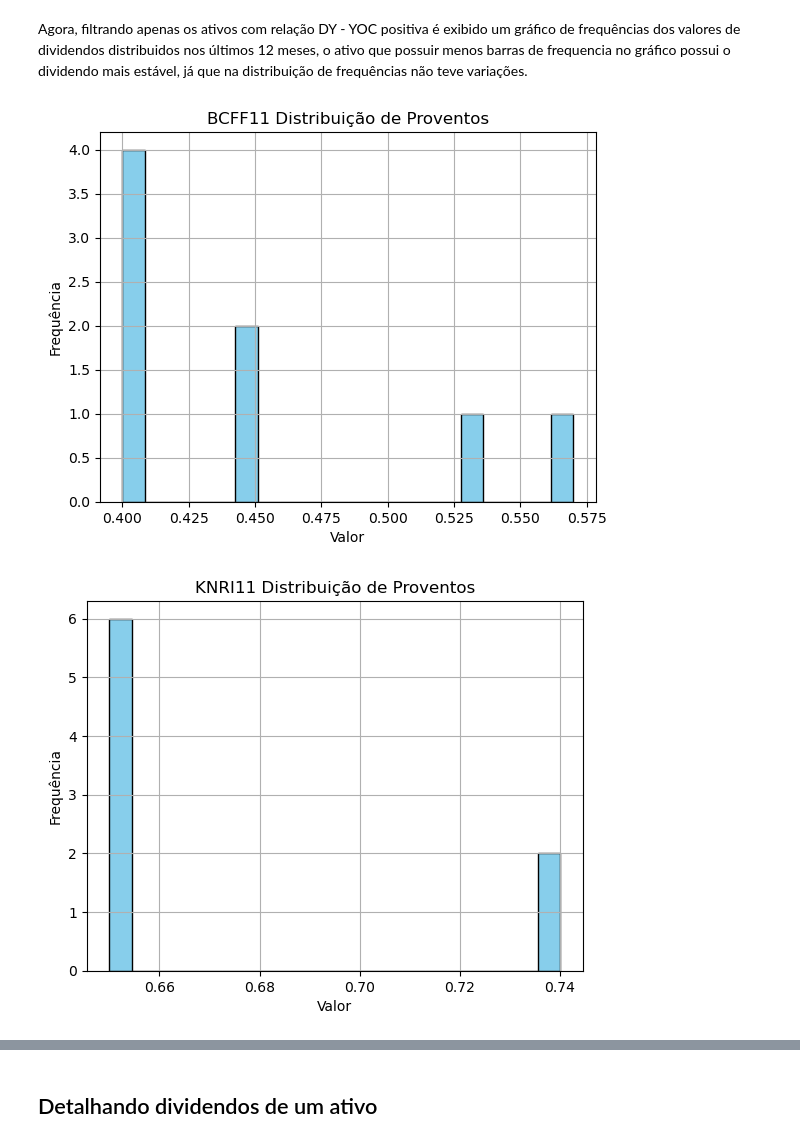
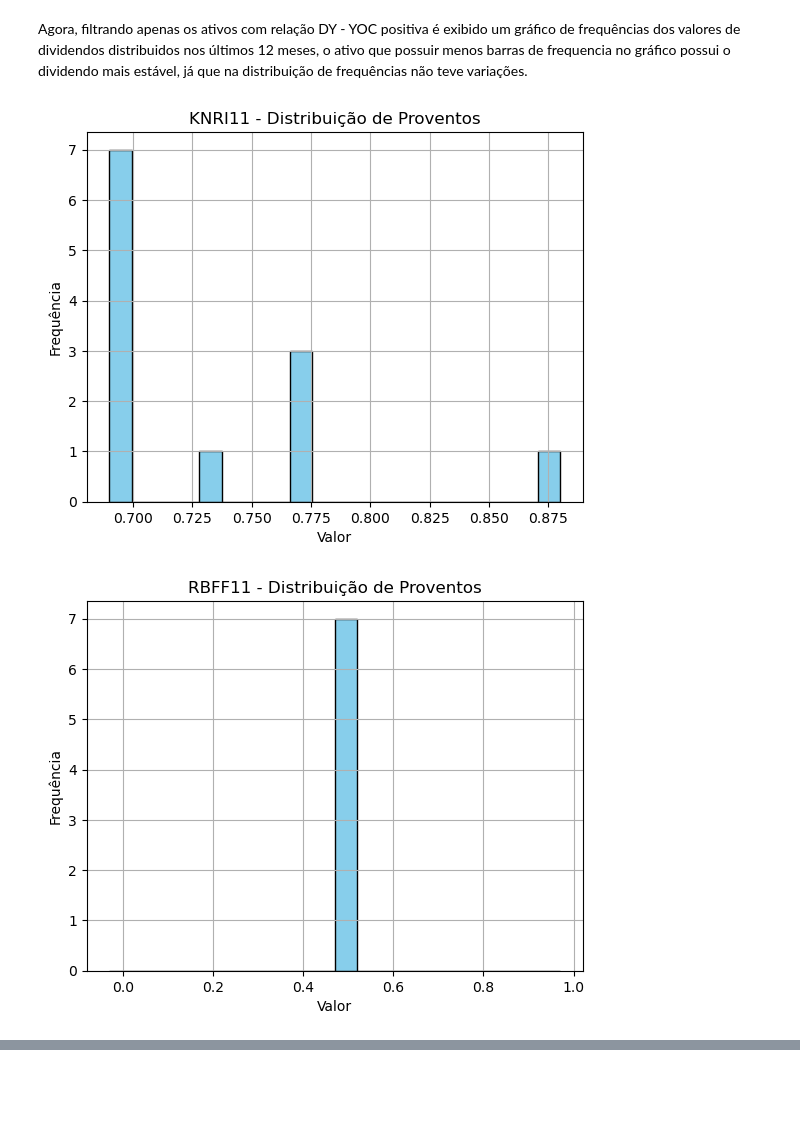
Before and after one commit to devBino/analise_dados_cases, a Jupyter notebook: analise_dividendos/dividendos_historicos_analise.ipynb, the cells around one changed output, grey strips where cells are left out. Saved outputs shown, nothing was run; the diff lists cells and outputs as text; code cells hidden in the pictures; blank space fills up the shorter version.

Commit message:
Continuando análise dos dividendos

```diff
--- a/analise_dividendos/dividendos_historicos_analise.ipynb
+++ b/analise_dividendos/dividendos_historicos_analise.ipynb
@@ -13,7 +13,7 @@
 **Os dados foram extraídos do histórico de dividendos de uma conta no MyProfit disponível em https://myprofitweb.com/**
 # %%
 import pandas as pd
-dados = pd.read_csv("dividendos.csv")
+dados = pd.read_csv('dividendos.csv', decimal=',', thousands='.', parse_dates=['Data pgto.','Data COM'], dayfirst=True)
 
 limite_meses_relatorios = 12
 
@@ -120,18 +120,18 @@ Agora, filtrando apenas os ativos com relação DY - YOC positiva é exibido um
 # %%
 import matplotlib.pyplot as plt
 ativos_relacao_positiva = df_relatorio[df_relatorio['ParcialNegativos'] > 0.0]
 
 for a in ativos_relacao_positiva['Ativo'].unique():
     filtro_registros_ativo = dados['Ativo'] == a
     registros_ativo = dados[filtro_registros_ativo][:limite_meses_relatorios]
 
     plt.hist(registros_ativo['VALOR_DY_COTA'], bins=20, color='skyblue', edgecolor='black')
-    plt.title(a + ' Distribuição de Proventos')
+    plt.title(a + ' - Distribuição de Proventos')
     plt.xlabel('Valor')
     plt.ylabel('Frequência')
     plt.grid(True)
 
     plt.show()
 # %% [output]
-[figure, old version]
+[figure, new version]
-[figure, old version]
+[figure, new version]
@@ -139,2 +140,0 @@ for a in ativos_relacao_positiva['Ativo'].unique():
-# %% [markdown]
-## Detalhando dividendos de um ativo
```
Also changed, not shown: parts of 8 cells of this notebook.
